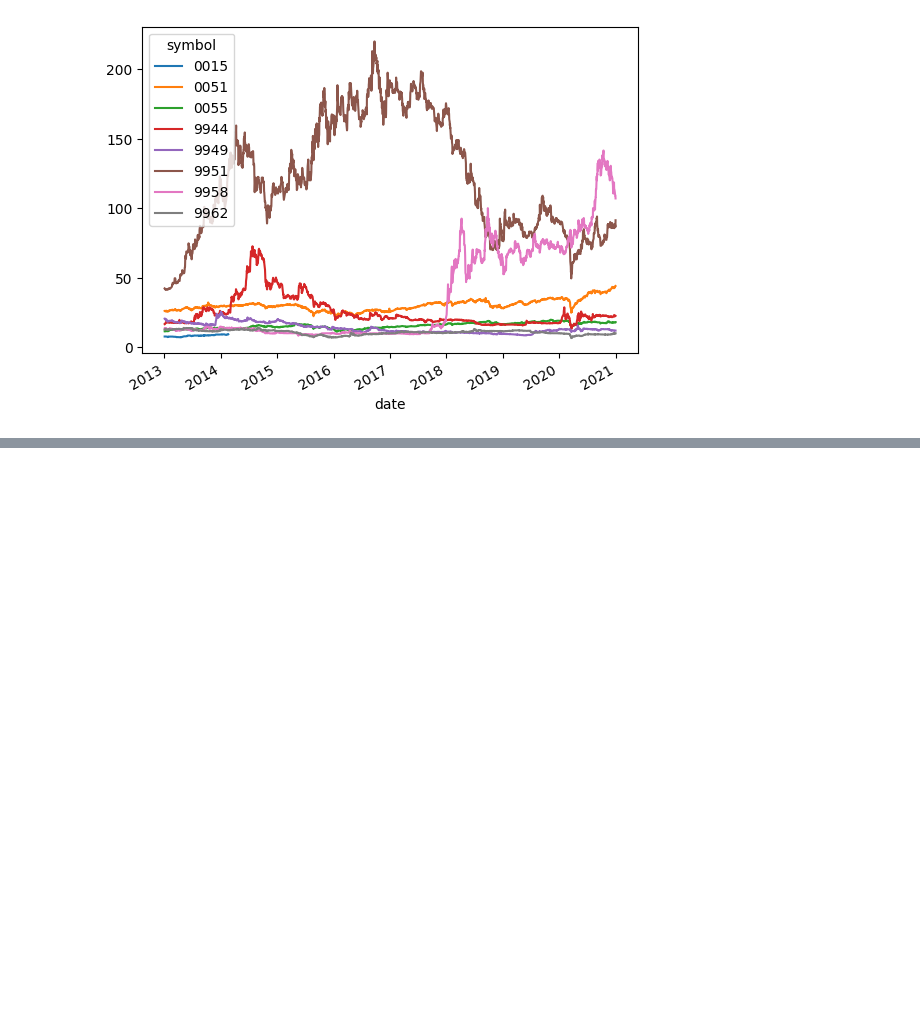
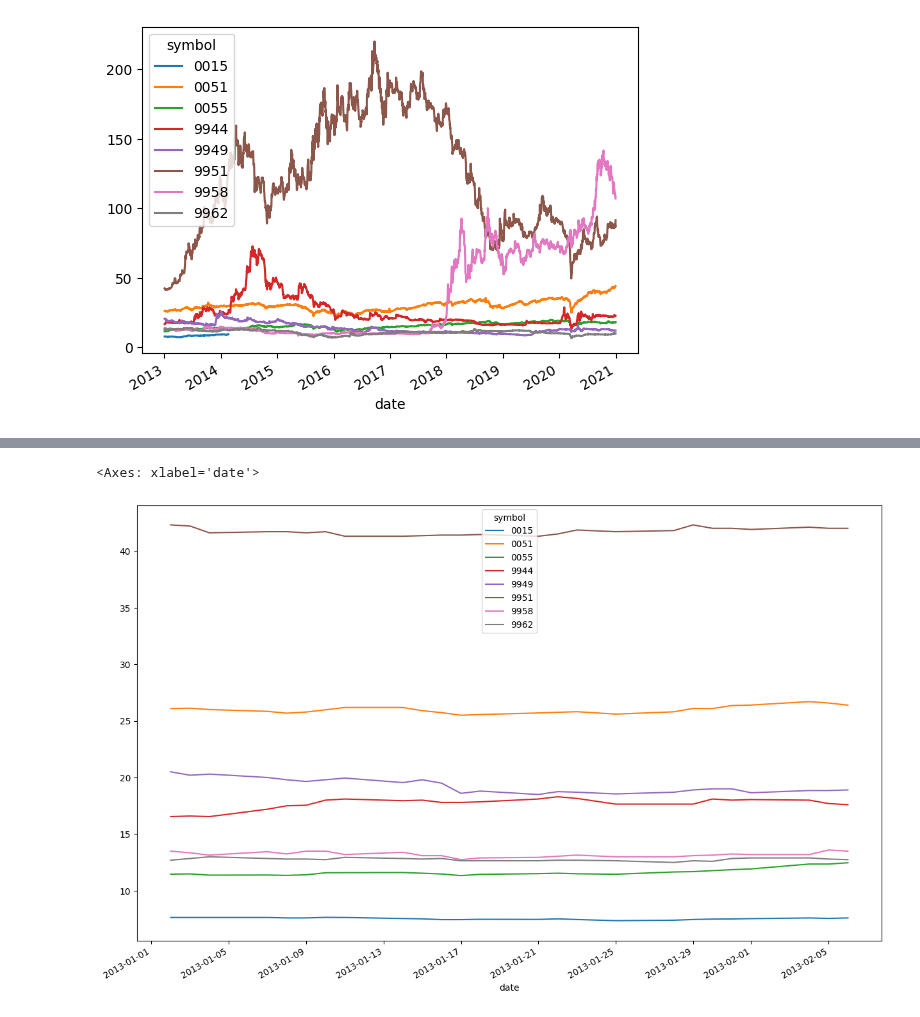
Before and after one commit to liv11114/11207011, a Jupyter notebook: Untitled8.ipynb, the cells around one changed output, grey strips where cells are left out. Saved outputs shown, nothing was run; the diff lists cells and outputs as text; code cells hidden in the pictures; blank space fills up the shorter version.

```diff
--- a/Untitled8.ipynb
+++ b/Untitled8.ipynb
@@ -48,3 +55,5 @@ df[stocks].plot()
 # %% [output]
 <Axes: xlabel='date'>
 [figure]
+# %%
+df=data.get('price:收盤價')
@@ -50,0 +71,4 @@ df[stocks].plot()
+# %%
+sk=['0015','0051','0055','9944','9949','9951','9958','9962']
+# %%
+df1=df[sk].dropna()
@@ -50,0 +85,7 @@ df[stocks].plot()
+# %%
+df2=df1['2013-01-01':'2013-02-15']
+# %%
+df2.plot(figsize=(15,10))
+# %% [output]
+<Axes: xlabel='date'>
+[figure, added]
```
Also changed, not shown: parts of 4 cells of this notebook.
